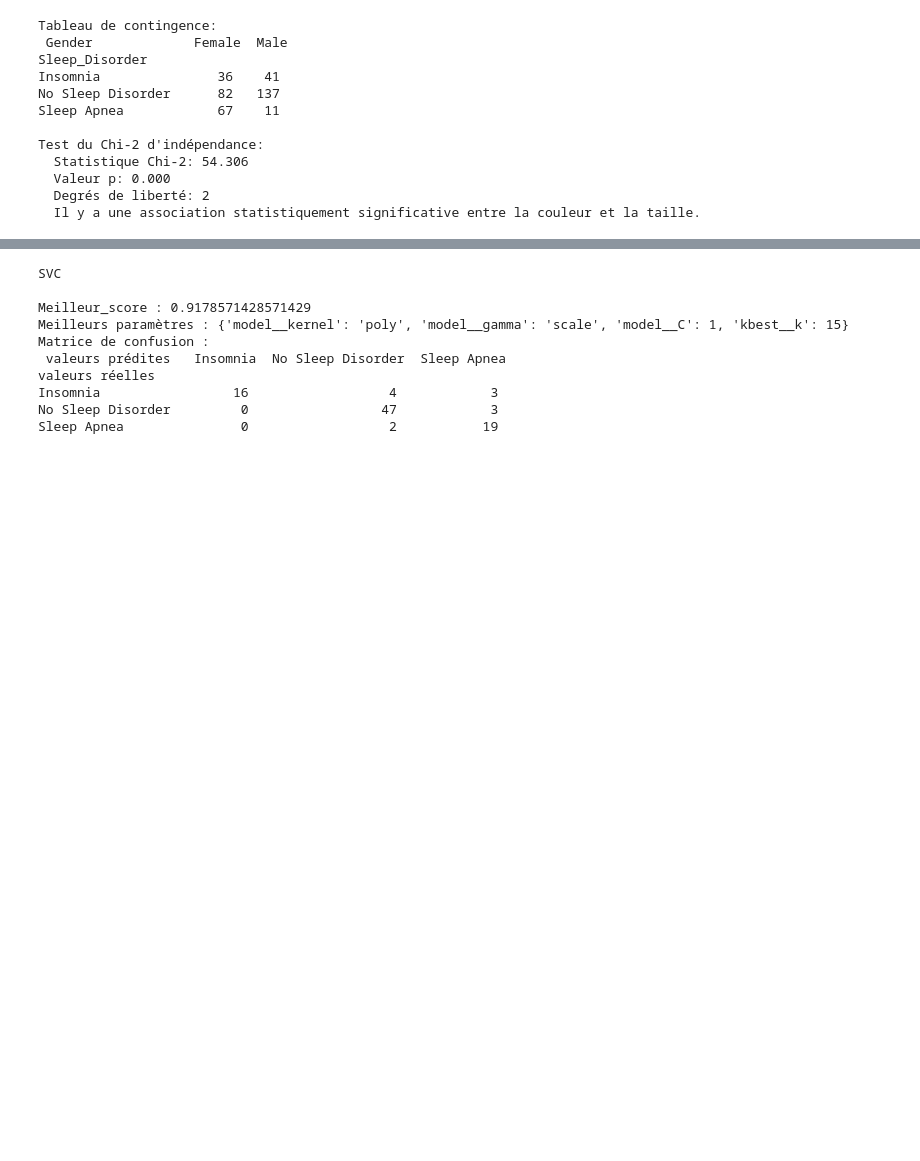
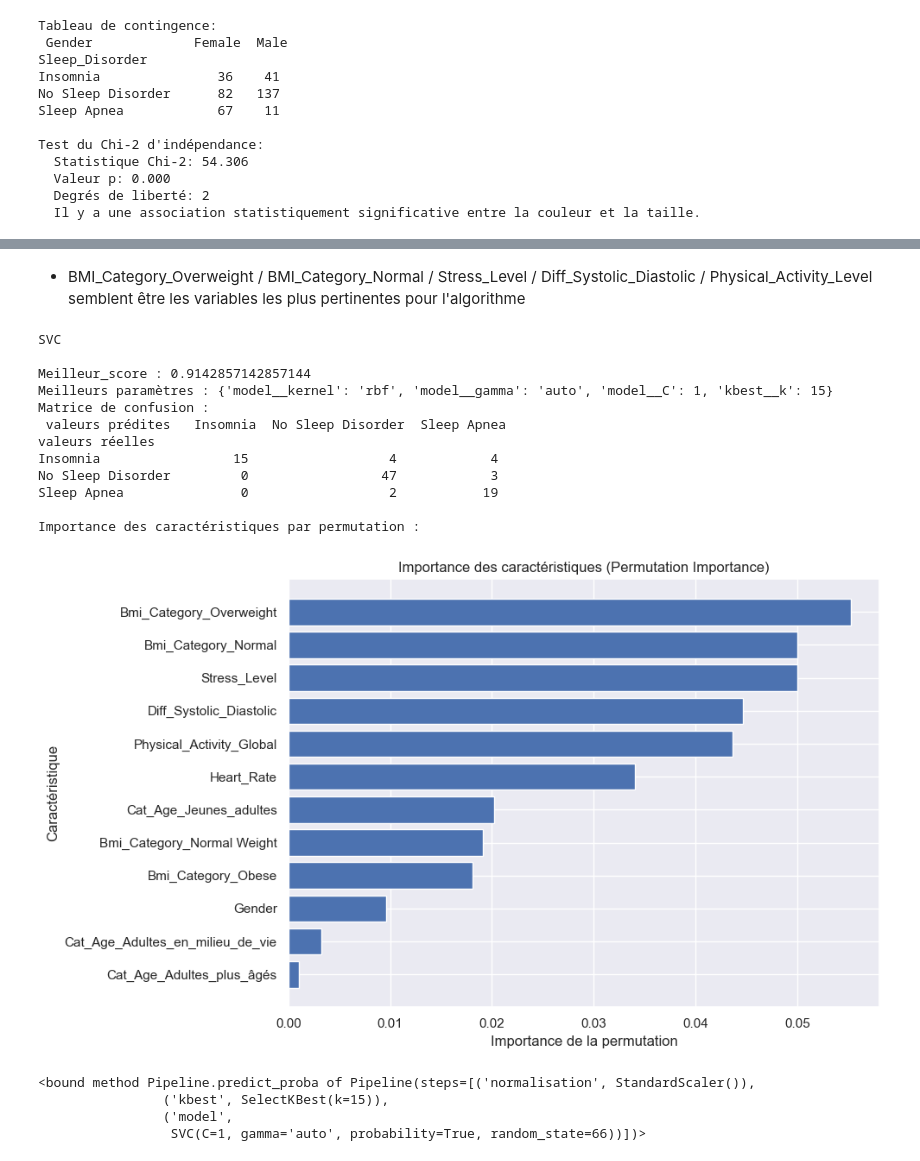
Before and after one commit to anthoferre/sleep-health-and-lifestyle, a Jupyter notebook: ml.ipynb, the cells around one changed output, grey strips where cells are left out. Drawn from its saved outputs; the diff is of its cells as text; code cells hidden in the pictures; blank space fills up the shorter version.

```diff
--- a/ml.ipynb
+++ b/ml.ipynb
@@ -52,13 +49,0 @@ df['Bmi_Category'] = df['Bmi_Category'].replace({'Normal Weight' : 'Normal'})
-# %%
-#mieux catégoriser la variable occupation
-df['Occupation'] = df.Occupation.replace({'Software Engineer' : 'Ingénierie & Science',
-                                          'Engineer' : 'Ingénierie & Science',
-                                          'Scientist' : 'Ingénierie & Science',
-                                          'Doctor' : 'Santé',
-                                          'Nurse' : 'Santé',
-                                          'Sales Representative' : 'Ventes & Commerce',
-                                          'Salesperson' : 'Ventes & Commerce',
-                                          'Teacher' : 'Enseignement',
-                                          'Accountant' : 'Finance & Droit',
-                                          'Lawyer' : 'Finance & Droit',
-                                          'Manager' : 'Management'})
@@ -280,9 +272,9 @@ features.head()
 features = features.drop(features.columns[features.nunique() == 1], axis = 1)
 # %%
 features_copy = features.copy()
-features_copy['Physical_Activity_Global'] = StandardScaler().fit_transform(features_copy[['Physical_Activity_Level','Daily_Steps']]).mean(axis = 1)
+features_copy['Physical_Activity_Global'] = StandardScaler().fit_transform(features[['Physical_Activity_Level','Daily_Steps']]).mean(axis = 1)
 # %%
-features_copy = features.drop(['Age','Ratio_Sleep_Activity','Physical_Activity_Level','Daily_Steps'], axis = 1)
+features_copy = features_copy.drop(['Age','Ratio_Sleep_Activity','Physical_Activity_Level','Daily_Steps'], axis = 1)
 # %%
 def model_ml(features,target, model, param_grid, test_size = 0.25, random_state = 66, n_iter = 10, cv = 5,
              scaler = StandardScaler(), selector = SelectKBest()):
@@ -309,8 +301,8 @@ def model_ml(features,target, model, param_grid, test_size = 0.25, random_state
     x_train, x_test, y_train, y_test = train_test_split(features, Sleep_Disorder, test_size = test_size, random_state = random_state)
 
     model_pipeline = Pipeline(steps= [('normalisation', scaler),
-                                    ('kbest', selector),
-                                    ('model', model)])
+                                      ('kbest', selector),
+                                      ('model', model)])
 
 
 
@@ -325,6 +317,28 @@ def model_ml(features,target, model, param_grid, test_size = 0.25, random_state
     confusion_matrix = pd.crosstab(y_test,y_pred,rownames=['valeurs réelles'], colnames= ['valeurs prédites'])
     print("Matrice de confusion :\n", confusion_matrix)
 
+    # Après avoir entraîné votre pipeline 'grid.best_estimator_'
+    result = permutation_importance(grid.best_estimator_, x_test, y_test,
+                                    n_repeats=10, random_state=random_state, n_jobs=-1)
+
+    sorted_idx = result.importances_mean.argsort()
+    feature_names = features.columns[sorted_idx] # Assurez-vous d'avoir les noms de vos colonnes
+
+    print("\nImportance des caractéristiques par permutation :")
+
+
+    # Vous pouvez aussi visualiser
+    import matplotlib.pyplot as plt
+    plt.figure(figsize=(10, 6))
+    plt.barh(feature_names, result.importances_mean[sorted_idx])
+    plt.xlabel("Importance de la permutation")
+    plt.ylabel("Caractéristique")
+    plt.title("Importance des caractéristiques (Permutation Importance)")
+    plt.tight_layout()
+    plt.show()
+
+    print(grid.best_estimator_.predict_proba)
+
     return grid, y_pred, confusion_matrix
 # %% [markdown]
 ### Prédiction des modèles
@@ -372,21 +397,30 @@ Sleep Apnea               0                  2           19
+# %% [markdown]
+- BMI_Category_Overweight / BMI_Category_Normal / Stress_Level / Diff_Systolic_Diastolic / Physical_Activity_Level semblent être les variables les plus pertinentes pour l'algorithme
 # %%
-svc_model = SVC(random_state=66)
+svc_model = SVC(random_state=66, probability= True)
 svc_params = {'kbest__k' : [10,12,15,18,'all'],
               'model__C' : [0.0001,0.001,0.01,0.1,1],
               'model__kernel' : ['linear','poly','rbf','sigmoid'],
               'model__gamma' : ['scale','auto']}
 grid_svc,y_pred_svc,cm_svc = model_ml(features_copy, Sleep_Disorder, model = svc_model, param_grid= svc_params, n_iter= 100)
 # %% [output]
 SVC
 
-Meilleur_score : 0.9178571428571429
-Meilleurs paramètres : {'model__kernel': 'poly', 'model__gamma': 'scale', 'model__C': 1, 'kbest__k': 15}
+Meilleur_score : 0.9142857142857144
+Meilleurs paramètres : {'model__kernel': 'rbf', 'model__gamma': 'auto', 'model__C': 1, 'kbest__k': 15}
 Matrice de confusion :
  valeurs prédites   Insomnia  No Sleep Disorder  Sleep Apnea
 valeurs réelles
-Insomnia                 16                  4            3
+Insomnia                 15                  4            4
 No Sleep Disorder         0                 47            3
 Sleep Apnea               0                  2           19
+
+Importance des caractéristiques par permutation :
+[figure, added]
+<bound method Pipeline.predict_proba of Pipeline(steps=[('normalisation', StandardScaler()),
+                ('kbest', SelectKBest(k=15)),
+                ('model',
+                 SVC(C=1, gamma='auto', probability=True, random_state=66))])>
 # %%
 knc_model = KNeighborsClassifier()
 knc_params = {'kbest__k' : [10,12,15,18,'all'],
```
Also changed, not shown: parts of 11 cells of this notebook.
